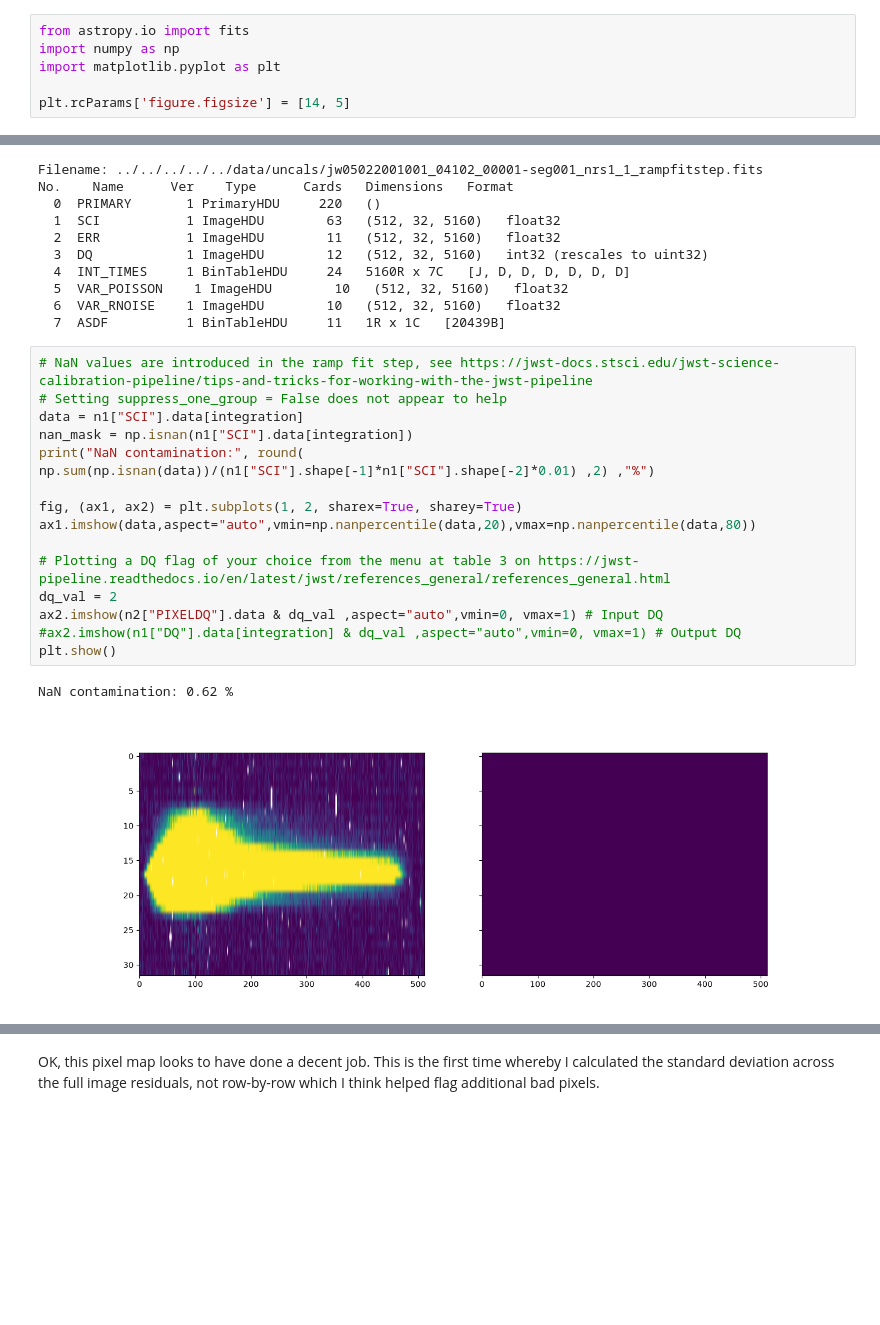
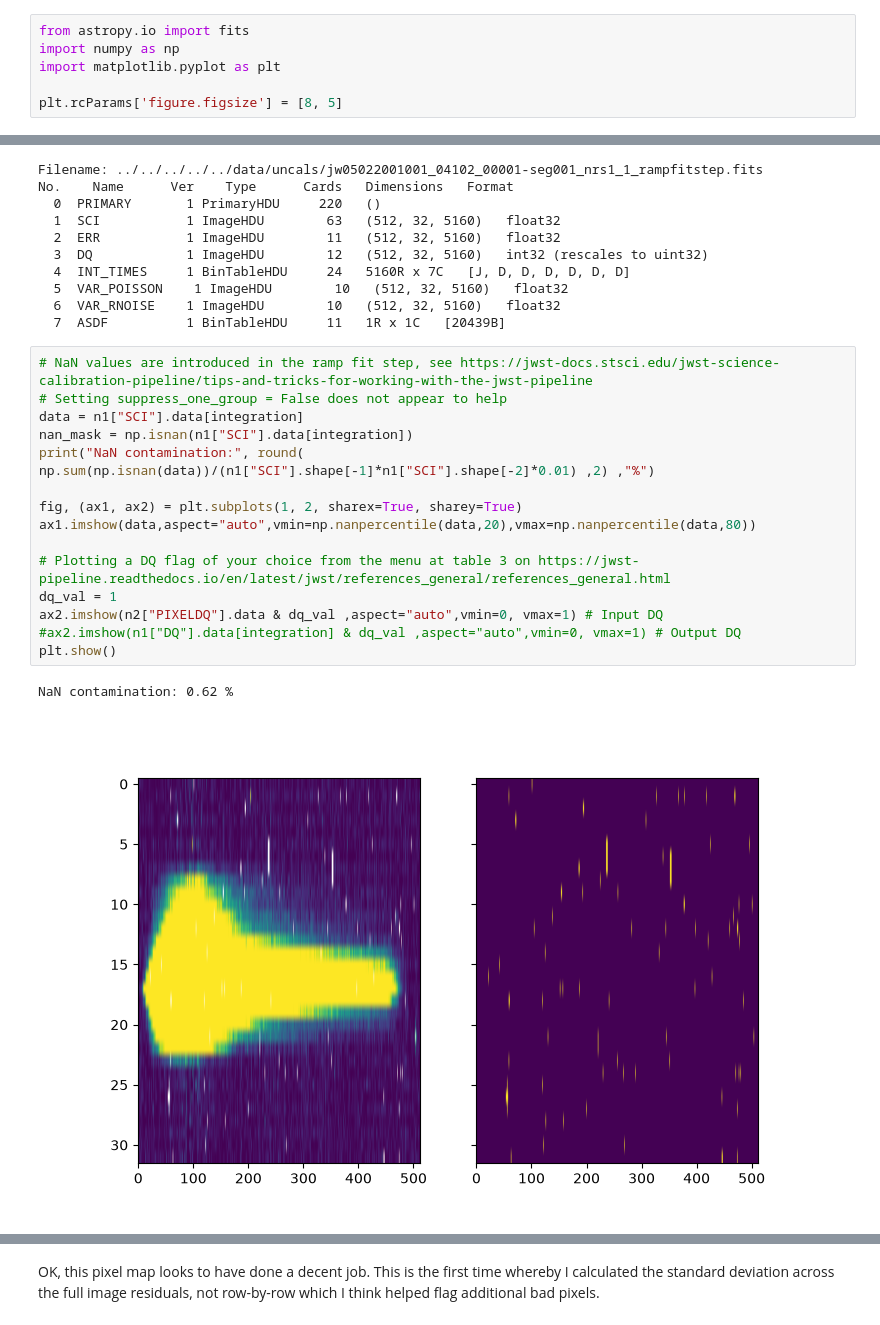
Before and after one commit to J-Ulik/Tiberius, a Jupyter notebook: src/reduction_utils/JWST_utils/reduction_notebooks/6_nan_cleaning.ipynb, the cells around one changed output, grey strips where cells are left out. Drawn from its saved outputs; the diff is of its cells as text; blank space fills up the shorter version.

```diff
--- a/src/reduction_utils/JWST_utils/reduction_notebooks/6_nan_cleaning.ipynb
+++ b/src/reduction_utils/JWST_utils/reduction_notebooks/6_nan_cleaning.ipynb
@@ -7,7 +7,7 @@ from astropy.io import fits
 import numpy as np
 import matplotlib.pyplot as plt
 
-plt.rcParams['figure.figsize'] = [14, 5]
+plt.rcParams['figure.figsize'] = [8, 5]
 # %%
 reductionNo = "01"
 integration = 0
@@ -29,21 +29,21 @@ No.    Name      Ver    Type      Cards   Dimensions   Format
 # %%
 # NaN values are introduced in the ramp fit step, see https://jwst-docs.stsci.edu/jwst-science-calibration-pipeline/tips-and-tricks-for-working-with-the-jwst-pipeline
 # Setting suppress_one_group = False does not appear to help
 data = n1["SCI"].data[integration]
 nan_mask = np.isnan(n1["SCI"].data[integration])
 print("NaN contamination:", round( np.sum(np.isnan(data))/(n1["SCI"].shape[-1]*n1["SCI"].shape[-2]*0.01) ,2) ,"%")
 
 fig, (ax1, ax2) = plt.subplots(1, 2, sharex=True, sharey=True)
 ax1.imshow(data,aspect="auto",vmin=np.nanpercentile(data,20),vmax=np.nanpercentile(data,80))
 
 # Plotting a DQ flag of your choice from the menu at table 3 on https://jwst-pipeline.readthedocs.io/en/latest/jwst/references_general/references_general.html
-dq_val = 2
+dq_val = 1
 ax2.imshow(n2["PIXELDQ"].data & dq_val ,aspect="auto",vmin=0, vmax=1) # Input DQ
 #ax2.imshow(n1["DQ"].data[integration] & dq_val ,aspect="auto",vmin=0, vmax=1) # Output DQ
 plt.show()
 # %% [output]
 NaN contamination: 0.62 %
-[figure, old version]
+[figure, new version]
 # %%
 new_data = n1["SCI"].data[integration].astype(np.float32)
 
```
Also changed, not shown: parts of 5 cells of this notebook, 2 other files.
